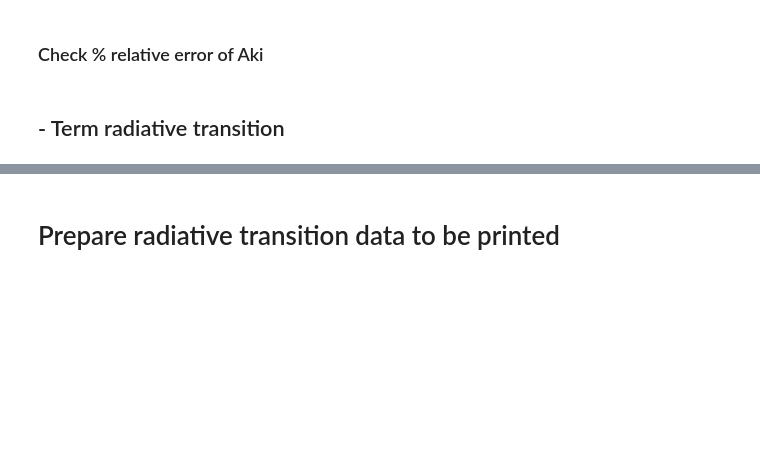
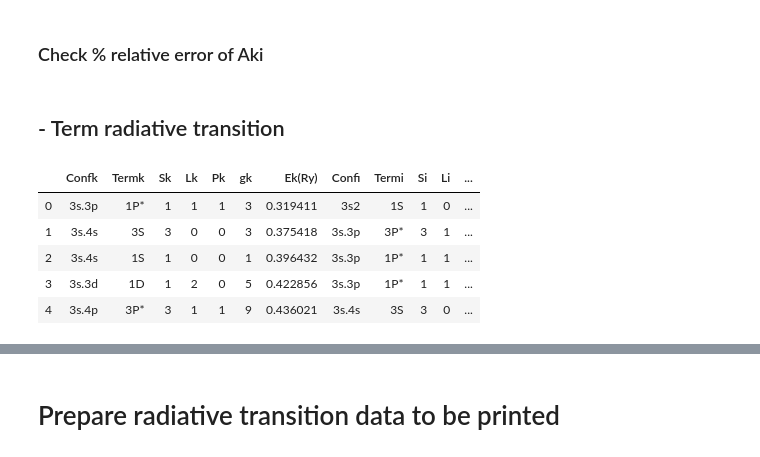
Before and after one commit to ale-mendez/mg_xtra, a Jupyter notebook: high_nl/ishftls_rad/E3tran/make_pseudoDBfile_rad.ipynb, the cells around one changed output, grey strips where cells are left out. Cells and saved outputs as stored; diff of their text form; code cells hidden in the pictures; blank space fills up the shorter version.

Commit message:
include term2term transitions

```diff
--- a/high_nl/ishftls_rad/E3tran/make_pseudoDBfile_rad.ipynb
+++ b/high_nl/ishftls_rad/E3tran/make_pseudoDBfile_rad.ipynb
@@ -661,0 +639,12 @@ tran_terms['gf']=tran_terms['gi']*tran_terms['fik']
+# %%
+ttype='E1'
+initskip=initskip_olg(ttype,'first')
+tcols=[i for i in range(4)]
+ntranE1_olg=2767
+E1tran_terms=pd.read_csv("olg",sep='\s+',skiprows=initskip-1,header='infer',nrows=ntranE1_olg,usecols=tcols)
+E1tran_terms.rename(columns={'I':'K','IP':'KP'},inplace=True)
+drop_doublexcited(E1tran_terms,pd_dropterm)
+absolute_Aki(ttype,E1tran_terms)
+insert_ASidxdata('T',E1tran_terms,as_terms)
+compute_fik(ttype,E1tran_terms)
+drop_Ncols(E1tran_terms)
@@ -806,0 +812,13 @@ db_tranterms.drop(['CF_k','T_k','CF_i','T_i'],axis=1,inplace=True)
+# %%
+db_E1tran_terms=transformsymb_radtran('T',E1tran_terms,db_terms)
+db_E2tran_terms=transformsymb_radtran('T',E2tran_terms,db_terms)
+db_E3tran_terms=transformsymb_radtran('T',E3tran_terms,db_terms)
+# %%
+db_E1tran_terms.head()
+# %% [output]
+|  | Confk | Termk | Sk | Lk | Pk | gk | Ek(Ry) | Confi | Termi | Si | Li | ... |
+| 0 | 3s.3p | 1P* | 1 | 1 | 1 | 3 | 0.319411 | 3s2 | 1S | 1 | 0 | ... |
+| 1 | 3s.4s | 3S | 3 | 0 | 0 | 3 | 0.375418 | 3s.3p | 3P* | 3 | 1 | ... |
+| 2 | 3s.4s | 1S | 1 | 0 | 0 | 1 | 0.396432 | 3s.3p | 1P* | 1 | 1 | ... |
+| 3 | 3s.3d | 1D | 1 | 2 | 0 | 5 | 0.422856 | 3s.3p | 1P* | 1 | 1 | ... |
+| 4 | 3s.4p | 3P* | 3 | 1 | 1 | 9 | 0.436021 | 3s.4s | 3S | 3 | 0 | ... |
```
Also changed, not shown: parts of 40 cells of this notebook, 2 other files.
